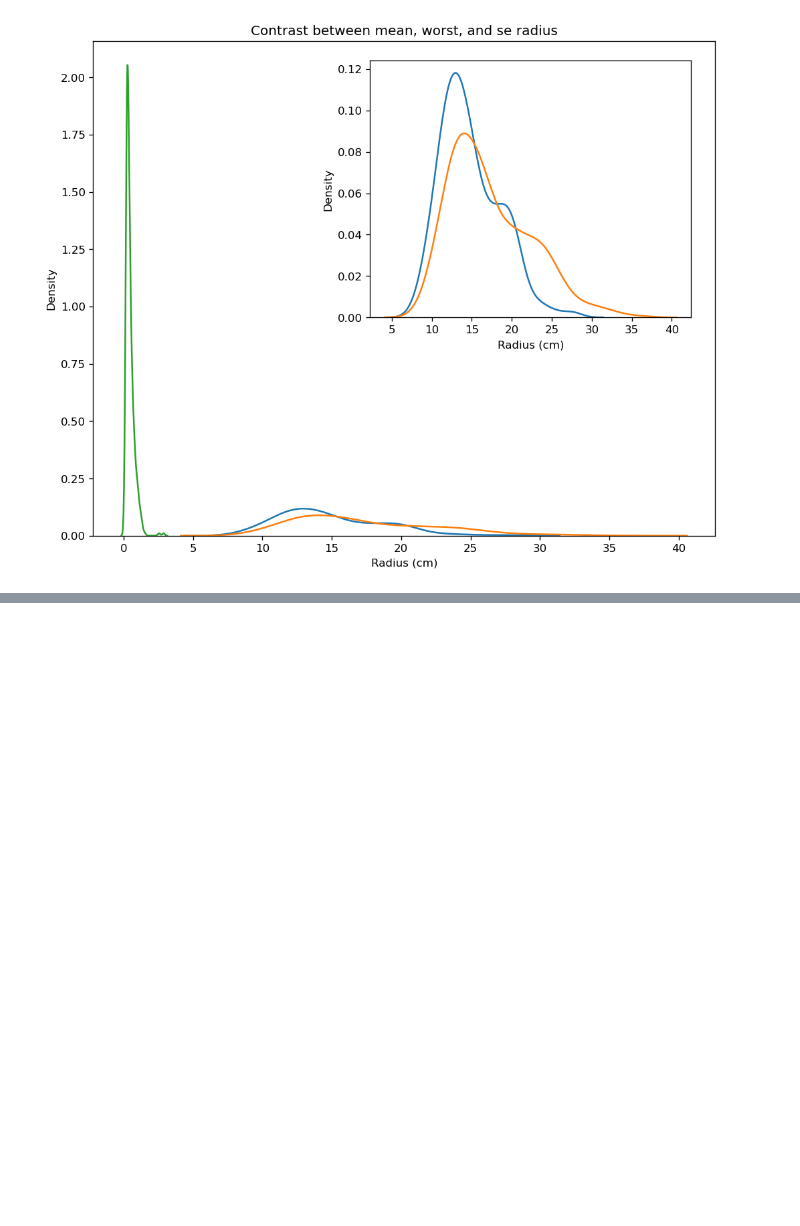
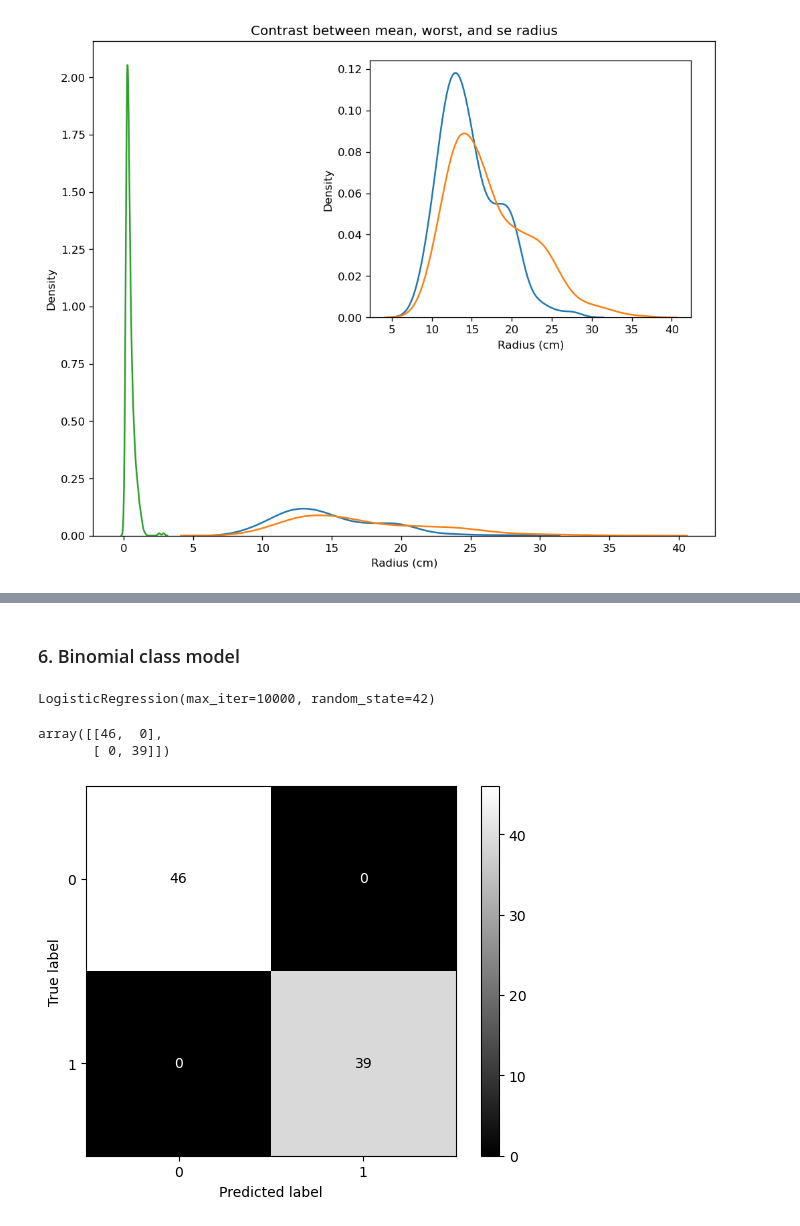
Before and after one commit to fenilenvinileno97/logistic_reg, a Jupyter notebook: 4-final_project.ipynb, the cells around one changed output, grey strips where cells are left out. Cells and saved outputs as stored; diff of their text form; code cells hidden in the pictures; blank space fills up the shorter version.

Commit message:
(build) Model prediction was carried in 4-final_project but a perfect 1.0 accuracy score was found, in order to study a possibility of overfitting, a weight analysis is undergoing.

```diff
--- a/4-final_project.ipynb
+++ b/4-final_project.ipynb
@@ -207,0 +213,25 @@ It is really imperative to infer a notable behavior from this pairplot, cases wi
+# %%
+sc_x = StandardScaler()
+X_train = sc_x.fit_transform(X_train)
+X_test = sc_x.transform(X_test)
+# %% [markdown]
+### 6. Binomial class model
+# %%
+model = LogisticRegression(max_iter=10000, random_state=42) # For binomial analysis, let function use default binomial values.
+# %%
+model.fit(X_train, y_train)
+# %% [output]
+LogisticRegression(max_iter=10000, random_state=42)
+# %%
+predictions = model.predict(X_test)
+cm = confusion_matrix(y_test, predictions)
+cm
+# %% [output]
+array([[46,  0],
+       [ 0, 39]])
+# %%
+disp = ConfusionMatrixDisplay(confusion_matrix=cm, display_labels=model.classes_)
+disp.plot(cmap="gray")
+plt.show()
+# %% [output]
+[figure, added]
```
Also changed, not shown: parts of 11 cells of this notebook.
